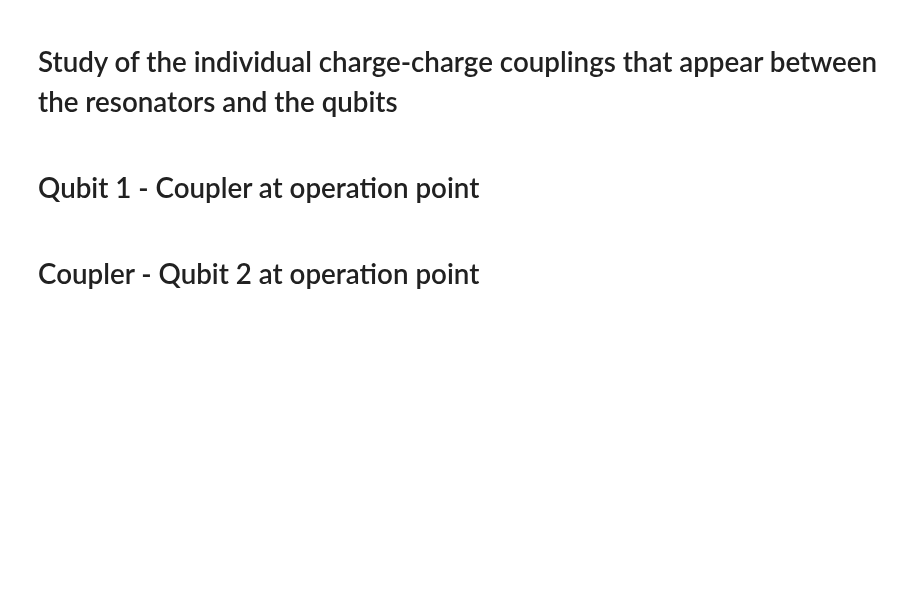
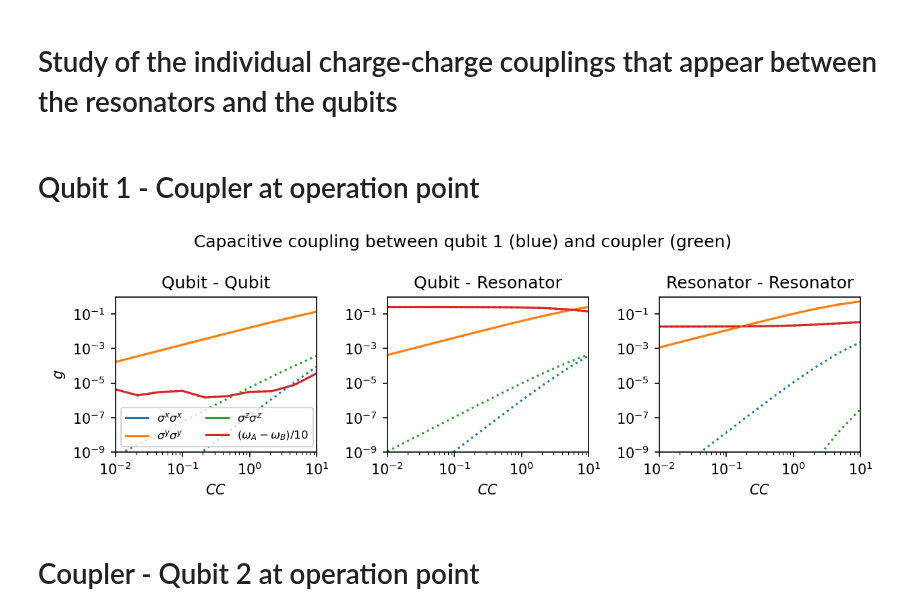
Before and after one commit to GabrielJauma/tunable-capacitive-coupling-flux-qubits, a Jupyter notebook: KIT/Experiments/qubit_C_qubit - coupling analysis.ipynb, the cells around one changed output. Saved outputs shown, nothing was run; the diff lists cells and outputs as text; code cells hidden in the pictures; blank space fills up the shorter version.

```diff
--- a/KIT/Experiments/qubit_C_qubit - coupling analysis.ipynb
+++ b/KIT/Experiments/qubit_C_qubit - coupling analysis.ipynb
@@ -43,9 +43,9 @@ CC_values = np.geomspace(1e-2, 1e1, 10)
 only_inner = True
 compensate_extra_cap = True
 # %%
-CR_1, CF_1, LF_1, LR_1, EJ_1, Δ_1, ω_r_1 = sq_ext.get_experimental_parameters('qubit 1')
-CR_2, CF_2, LF_2, LR_2, EJ_2, Δ_2, ω_r_2 = sq_ext.get_experimental_parameters('qubit 2')
-CR_3, CF_3, LF_3, LR_3, EJ_3, Δ_3, ω_r_3 = sq_ext.get_experimental_parameters('qubit 3')
+CR_1, CF_1, LF_1, LR_1, EJ_1, Δ_1, ω_r_1 = sq_ext.get_experimental_parameters('qubit_1')
+CR_2, CF_2, LF_2, LR_2, EJ_2, Δ_2, ω_r_2 = sq_ext.get_experimental_parameters('qubit_2')
+CR_3, CF_3, LF_3, LR_3, EJ_3, Δ_3, ω_r_3 = sq_ext.get_experimental_parameters('qubit_3')
 # %% [markdown]
 # Qubit 1 - Coupler at operation point
 # %%
@@ -108,7 +108,7 @@ for i, CC in enumerate(CC_values):
 
     for p1, p2, SWT, Δω, H_0, H, H1, H2 in zip([FF_p1,FR_p1,RR_p1],[FF_p2,FR_p2,RR_p2],[FF_SWT,FR_SWT,RR_SWT],[FF_Δω,FR_Δω,RR_Δω],[H0_FF,H0_FR,H0_RR],[H_FF,H_FR,H_RR], [H_F1, H_F1, H_R1], [H_F2, H_R2, H_R2]):
         H_eff_p1  = sq_ext.H_eff_p1 (H_0, H, n_eig, real=True, remove_ground=True)
-        H_eff_p2  = sq_ext.H_eff_p2 (H_0, H, n_eig, real=True, remove_ground=True)
+        # H_eff_p2  = sq_ext.H_eff_p2 (H_0, H, n_eig, real=True, remove_ground=True)
         H_eff_SWT = sq_ext.H_eff_SWT(H_0, H, n_eig, real=True, remove_ground=True)
 
         # if i ==0:
@@ -116,12 +116,12 @@ for i, CC in enumerate(CC_values):
         subspace_indices = np.intersect1d(np.where(Nf<=1), np.where(Nr<=1)).tolist()
 
         H_eff_p1_subspace   = H_eff_p1  [subspace_indices][:, subspace_indices]
-        H_eff_p2_subspace   = H_eff_p2  [subspace_indices][:, subspace_indices]
+        # H_eff_p2_subspace   = H_eff_p2  [subspace_indices][:, subspace_indices]
         H_eff_SWT_subspace  = H_eff_SWT [subspace_indices][:, subspace_indices]
 
 
         p1 [i,:] = sq_ext.decomposition_in_pauli_4x4(H_eff_p1_subspace  ,  print_pretty=False)
-        p2 [i,:] = sq_ext.decomposition_in_pauli_4x4(H_eff_p2_subspace  ,  print_pretty=False)
+        # p2 [i,:] = sq_ext.decomposition_in_pauli_4x4(H_eff_p2_subspace  ,  print_pretty=False)
         SWT[i,:] = sq_ext.decomposition_in_pauli_4x4(H_eff_SWT_subspace , print_pretty=False)
         Δω[i]    = H_eff_SWT[2,2]-H_eff_SWT[1,1]
 
@@ -160,34 +160,36 @@ for j, (ax, Pauli_list, Δω, name, labels) in enumerate(zip(axs, [[FF_p1 , FF_p
 
         σxσx = np.abs(Pauli[:, 1,1])
         σyσy = np.abs(Pauli[:, 2,2])
         σzσz = np.abs(Pauli[:, 3,3])
 
         ax.plot(CC_values, σxσx,  color = colors[0], linestyle=linestyles[i], label = labels[0])
         ax.plot(CC_values, σyσy,  color = colors[1], linestyle=linestyles[i], label = labels[1])
         ax.plot(CC_values, σzσz,  color = colors[2], linestyle=linestyles[i], label = labels[2])
         ax.plot(CC_values, Δω/10, color = colors[3], linestyle=linestyles[i], label = r'$(\omega_A-\omega_B)/10$')
 
         # ax1.plot(Δ_values, g_fq_limit, 'x', color = colors[0], label = 'Fluxon limit', markersize='2')
         # ax1.plot(Δ_values, g_r_limit , 's', color = colors[0], label = 'Plasmon limit', markersize='2')
         if i ==0 and j ==0:
             ax.legend(ncol=2, fontsize=8)
         ax.set_yscale('log')
         ax.set_xscale('log')
         ax.set_ylim([1e-9,1e0])
         ax.set_xlim([1e-2,1e1])
         if j==0:
             ax.set_ylabel('$g$')
         # else:
         #     ax.set_yticks([])
         ax.set_xlabel('$CC$')
 
         ax.set_title(name)
 
 # fig.suptitle(r' --- P1 $\quad \cdots$ SWT')
 fig.suptitle(r'Capacitive coupling between qubit 1 (blue) and coupler (green)')
 fig.tight_layout()
-figs.export('Capacitive_coupling_ops_vs_CC_qubit_1_and_coupler.pdf', fig)
+# figs.export('Capacitive_coupling_ops_vs_CC_qubit_1_and_coupler.pdf', fig)
 fig.show()
+# %% [output]
+[figure, added]
 # %% [markdown]
 # Coupler - Qubit 2 at operation point
 # %%
```
Also changed, not shown: 8 other files.
